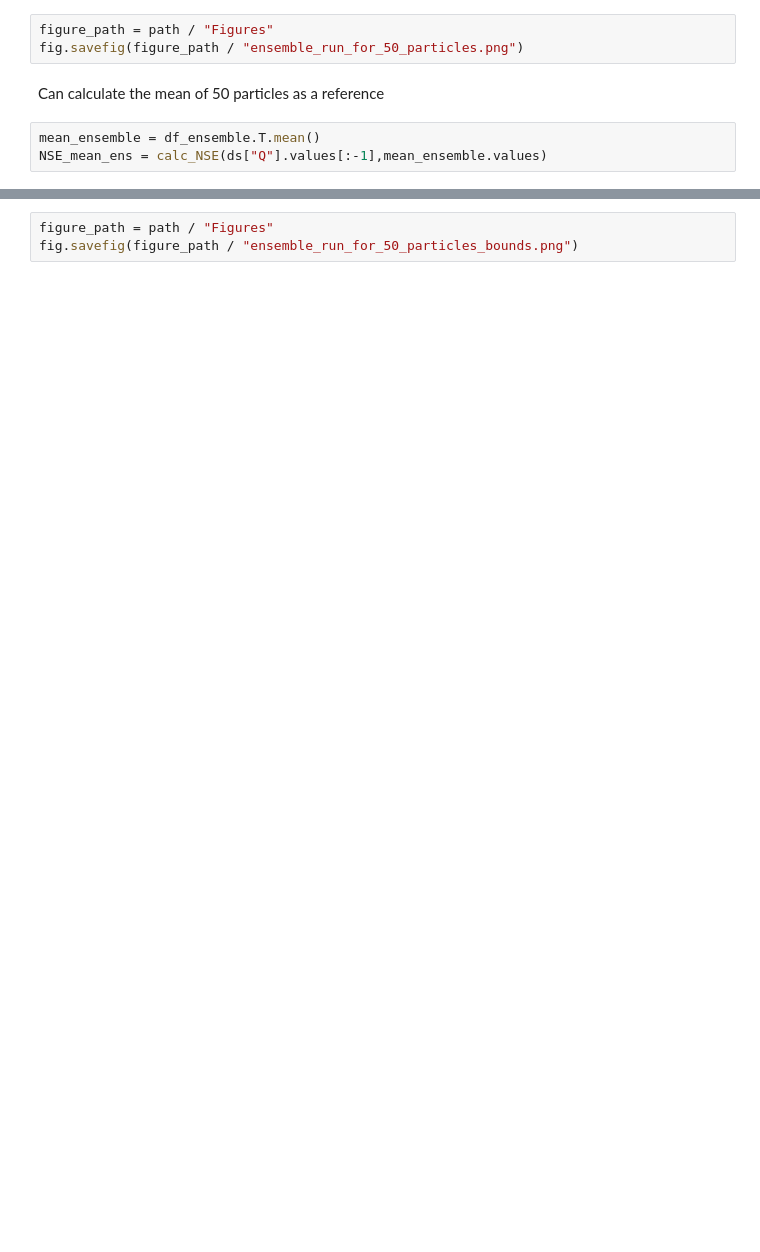
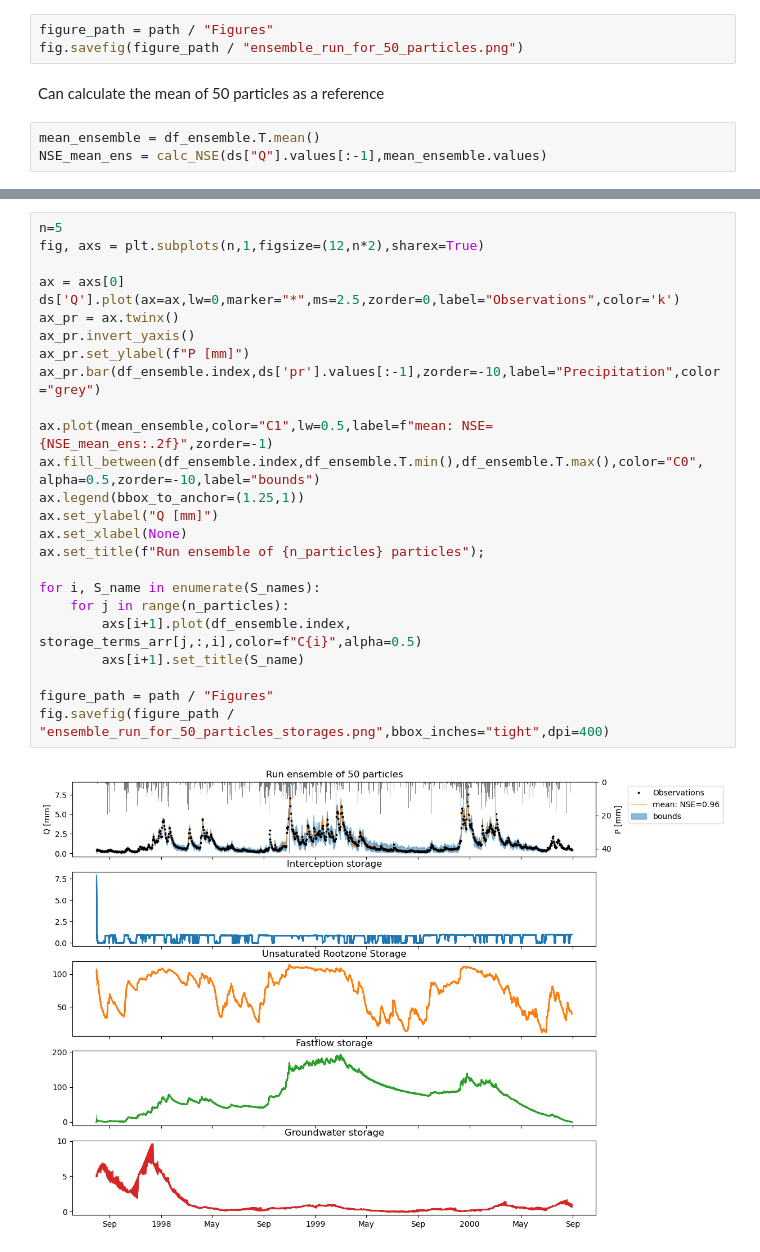
Before and after one commit to Daafip/Msc-Thesis-Notebooks, a Jupyter notebook: 2. Run first DA HBV.ipynb, the cells around one changed output, grey strips where cells are left out. Drawn from its saved outputs; the diff is of its cells as text; blank space fills up the shorter version.

```diff
--- a/2. Run first DA HBV.ipynb
+++ b/2. Run first DA HBV.ipynb
@@ -336,3 +281,27 @@ ax.set_title(f"Run ensemble of {n_particles} particles");
-# %%
-figure_path = path / "Figures"
-fig.savefig(figure_path / "ensemble_run_for_50_particles_bounds.png")
+# %%
+n=5
+fig, axs = plt.subplots(n,1,figsize=(12,n*2),sharex=True)
+
+ax = axs[0]
+ds['Q'].plot(ax=ax,lw=0,marker="*",ms=2.5,zorder=0,label="Observations",color='k')
+ax_pr = ax.twinx()
+ax_pr.invert_yaxis()
+ax_pr.set_ylabel(f"P [mm]")
+ax_pr.bar(df_ensemble.index,ds['pr'].values[:-1],zorder=-10,label="Precipitation",color="grey")
+
+ax.plot(mean_ensemble,color="C1",lw=0.5,label=f"mean: NSE={NSE_mean_ens:.2f}",zorder=-1)
+ax.fill_between(df_ensemble.index,df_ensemble.T.min(),df_ensemble.T.max(),color="C0", alpha=0.5,zorder=-10,label="bounds")
+ax.legend(bbox_to_anchor=(1.25,1))
+ax.set_ylabel("Q [mm]")
+ax.set_xlabel(None)
+ax.set_title(f"Run ensemble of {n_particles} particles");
+
+for i, S_name in enumerate(S_names):
+    for j in range(n_particles):
+        axs[i+1].plot(df_ensemble.index, storage_terms_arr[j,:,i],color=f"C{i}",alpha=0.5)
+        axs[i+1].set_title(S_name)
+
+figure_path = path / "Figures"
+fig.savefig(figure_path / "ensemble_run_for_50_particles_storages.png",bbox_inches="tight",dpi=400)
+# %% [output]
+[figure, added]
```
Also changed, not shown: parts of 40 cells of this notebook, 15 other files.
